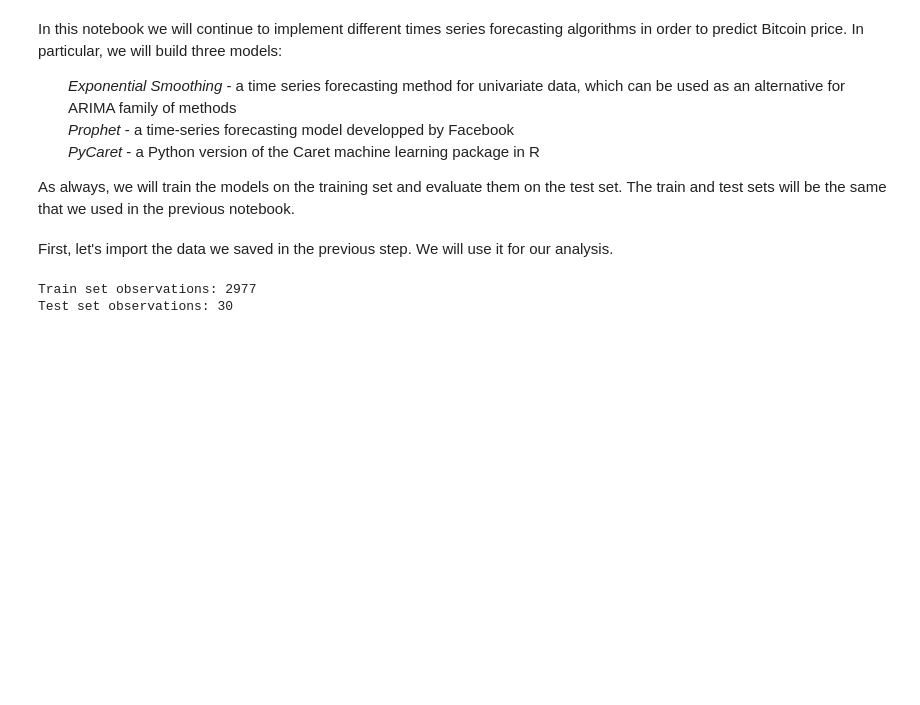
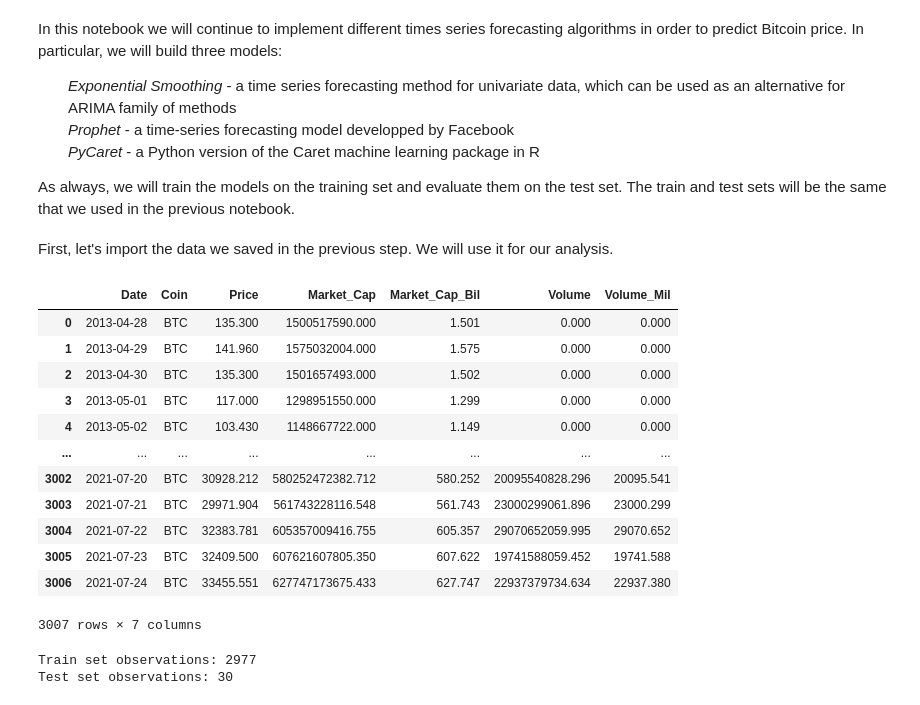
Before and after one commit to igorverevkin1992/Predicting-Bitcoin-Price, a Jupyter notebook: MOD/Modeling_1.ipynb, the cells around one changed output. Saved outputs shown, nothing was run; the diff lists cells and outputs as text; code cells hidden in the pictures; blank space fills up the shorter version.

```diff
--- a/MOD/Modeling_1.ipynb
+++ b/MOD/Modeling_1.ipynb
@@ -51,5 +50,21 @@ btc = pd.read_pickle('../EDA/btc.pkl')
 btc_val = np.load('../PTDD/btc_val.npy')
 btc_price = btc['Price']
+# %%
+btc
+# %% [output]
+|  | Date | Coin | Price | Market_Cap | Market_Cap_Bil | Volume | Volume_Mil |
+| 0 | 2013-04-28 | BTC | 135.300 | 1500517590.000 | 1.501 | 0.000 | 0.000 |
+| 1 | 2013-04-29 | BTC | 141.960 | 1575032004.000 | 1.575 | 0.000 | 0.000 |
+| 2 | 2013-04-30 | BTC | 135.300 | 1501657493.000 | 1.502 | 0.000 | 0.000 |
+| 3 | 2013-05-01 | BTC | 117.000 | 1298951550.000 | 1.299 | 0.000 | 0.000 |
+| 4 | 2013-05-02 | BTC | 103.430 | 1148667722.000 | 1.149 | 0.000 | 0.000 |
+| ... | ... | ... | ... | ... | ... | ... | ... |
+| 3002 | 2021-07-20 | BTC | 30928.212 | 580252472382.712 | 580.252 | 20095540828.296 | 20095.541 |
+| 3003 | 2021-07-21 | BTC | 29971.904 | 561743228116.548 | 561.743 | 23000299061.896 | 23000.299 |
+| 3004 | 2021-07-22 | BTC | 32383.781 | 605357009416.755 | 605.357 | 29070652059.995 | 29070.652 |
+| 3005 | 2021-07-23 | BTC | 32409.500 | 607621607805.350 | 607.622 | 19741588059.452 | 19741.588 |
+| 3006 | 2021-07-24 | BTC | 33455.551 | 627747173675.433 | 627.747 | 22937379734.634 | 22937.380 |
+3007 rows × 7 columns
 # %%
 print(f'Train set observations: {len(train)}')
 print(f'Test set observations: {len(test)}')
```
Also changed, not shown: parts of 12 cells of this notebook, 58 other files.
